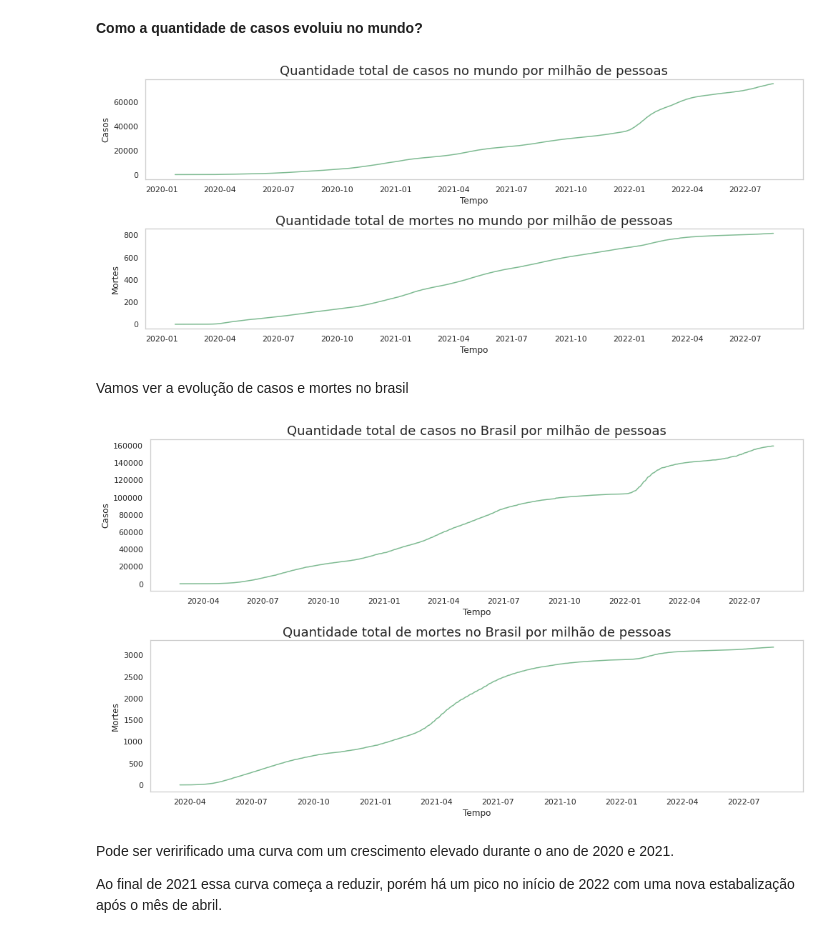
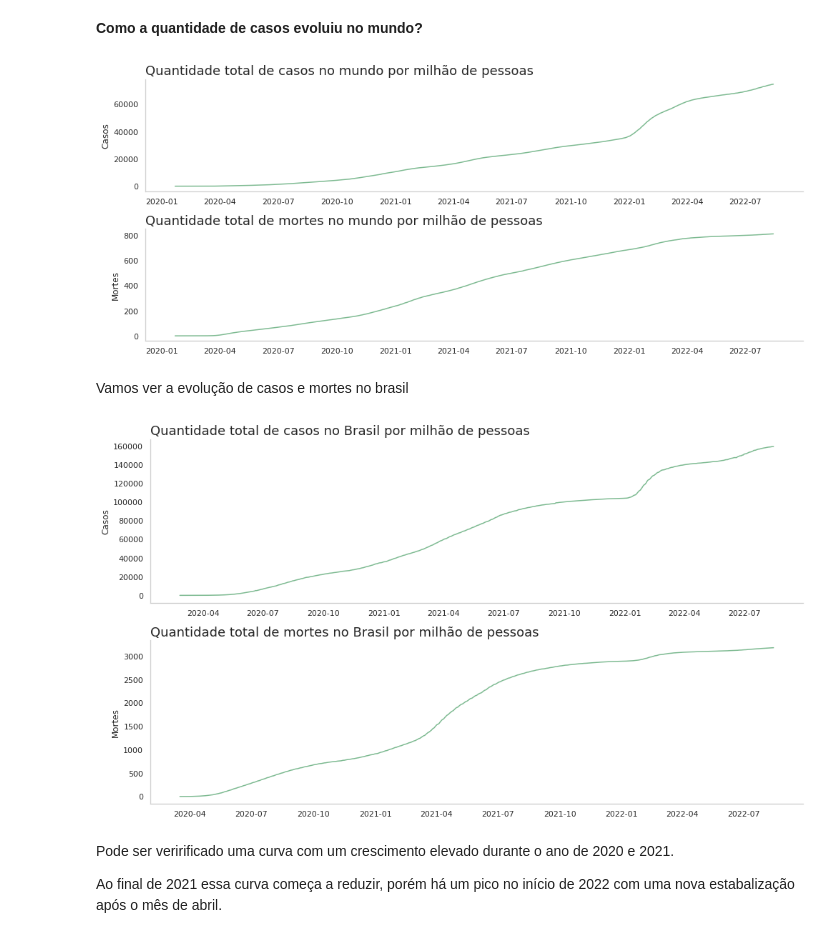
Before and after one commit to andre-almd/Panorama-do-COVID-19-no-Brasil, a Jupyter notebook: Panorama_do_COVID_19_no_Brasil.ipynb, the cells around one changed output. Drawn from its saved outputs; the diff is of its cells as text; code cells hidden in the pictures.

```diff
--- a/Panorama_do_COVID_19_no_Brasil.ipynb
+++ b/Panorama_do_COVID_19_no_Brasil.ipynb
@@ -666,23 +666,25 @@ Nos testes foram testadas os atributos dos quais as correlações foram mais int
 # %%
 fig, (ax0, ax1) = plt.subplots(nrows=2, ncols=1, figsize=(14,6))
 
 ax0 = sns.lineplot(data=df_new[df_new.location == 'World'], x='date', y='total_cases_per_million', ax=ax0)
-ax0.set_title('Quantidade total de casos no mundo por milhão de pessoas', loc='center', fontsize=18)
-ax0.set_xlabel('Tempo')
+ax0.set_title('Quantidade total de casos no mundo por milhão de pessoas', loc='left', fontsize=18)
+ax0.set_xlabel('Tempo').set_visible(False)
 ax0.set_ylabel('Casos')
-#ax0.ticklabel_format(axis='y', style='plain')
+ax0.spines['right'].set_visible(False)
+ax0.spines['top'].set_visible(False)
 ax0.grid(False)
 
 ax1 = sns.lineplot(data=df_new[df_new.location == 'World'], x='date', y='total_deaths_per_million', ax=ax1)
-ax1.set_title('Quantidade total de mortes no mundo por milhão de pessoas', loc='center', fontsize=18)
-ax1.set_xlabel('Tempo')
+ax1.set_title('Quantidade total de mortes no mundo por milhão de pessoas', loc='left', fontsize=18)
+ax1.set_xlabel('Tempo').set_visible(False)
 ax1.set_ylabel('Mortes')
-#ax1.ticklabel_format(axis='y', style='plain')
+ax1.spines['right'].set_visible(False)
+ax1.spines['top'].set_visible(False)
 ax1.grid(False)
 
 plt.tight_layout()
 # %% [output]
-[figure, old version]
+[figure, new version]
 # %% [markdown]
 Vamos ver a evolução de casos e mortes no brasil
 # %%
@@ -691,22 +693,24 @@ df_brasil = df_new.loc[df.location == "Brazil"].copy()
 fig, (ax0, ax1) = plt.subplots(nrows=2, ncols=1, figsize=(14,8))
 
 ax0 = sns.lineplot(data=df_brasil, x='date', y='total_cases_per_million', ax=ax0)
-ax0.set_title('Quantidade total de casos no Brasil por milhão de pessoas', loc='center', fontsize=18)
-ax0.set_xlabel('Tempo')
+ax0.set_title('Quantidade total de casos no Brasil por milhão de pessoas', loc='left', fontsize=18)
+ax0.set_xlabel('Tempo').set_visible(False)
 ax0.set_ylabel('Casos')
-#ax0.ticklabel_format(axis='y', style='plain')
+ax0.spines['right'].set_visible(False)
+ax0.spines['top'].set_visible(False)
 ax0.grid(False)
 
 ax1 = sns.lineplot(data=df_brasil, x='date', y='total_deaths_per_million', ax=ax1)
-ax1.set_title('Quantidade total de mortes no Brasil por milhão de pessoas', loc='center', fontsize=18)
-ax1.set_xlabel('Tempo')
+ax1.set_title('Quantidade total de mortes no Brasil por milhão de pessoas', loc='left', fontsize=18)
+ax1.set_xlabel('Tempo').set_visible(False)
 ax1.set_ylabel('Mortes')
-#ax1.ticklabel_format(axis='y', style='plain')
+ax1.spines['right'].set_visible(False)
+ax1.spines['top'].set_visible(False)
 ax1.grid(False)
 
 plt.tight_layout()
 # %% [output]
-[figure, old version]
+[figure, new version]
 # %% [markdown]
 Pode ser veririficado uma curva com um crescimento elevado durante o ano de 2020 e 2021.
 
```
Also changed, not shown: parts of 7 cells of this notebook.
